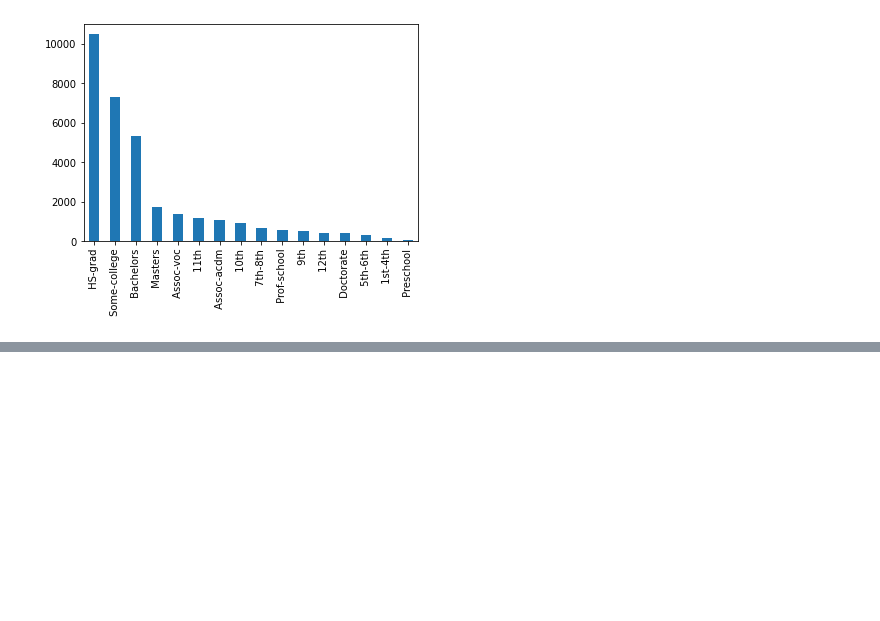
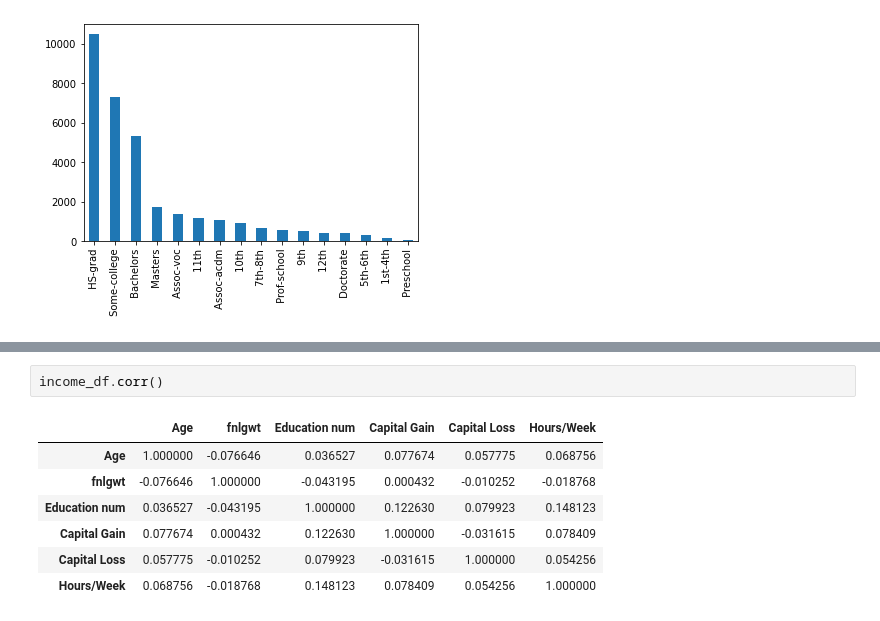
Before and after one commit to arpitsharma27/RegressionTechniques, a Jupyter notebook: LogisticRegressionXGBoost.ipynb, the cells around one changed output, grey strips where cells are left out. Drawn from its saved outputs; the diff is of its cells as text; blank space fills up the shorter version.

```diff
--- a/LogisticRegressionXGBoost.ipynb
+++ b/LogisticRegressionXGBoost.ipynb
@@ -160,3 +158,13 @@ Name: Martial Status, dtype: int64
 [figure]
 [figure]
 [figure]
+# %%
+income_df.corr()
+# %% [output]
+|  | Age | fnlgwt | Education num | Capital Gain | Capital Loss | Hours/Week |
+| Age | 1.000000 | -0.076646 | 0.036527 | 0.077674 | 0.057775 | 0.068756 |
+| fnlgwt | -0.076646 | 1.000000 | -0.043195 | 0.000432 | -0.010252 | -0.018768 |
+| Education num | 0.036527 | -0.043195 | 1.000000 | 0.122630 | 0.079923 | 0.148123 |
+| Capital Gain | 0.077674 | 0.000432 | 0.122630 | 1.000000 | -0.031615 | 0.078409 |
+| Capital Loss | 0.057775 | -0.010252 | 0.079923 | -0.031615 | 1.000000 | 0.054256 |
+| Hours/Week | 0.068756 | -0.018768 | 0.148123 | 0.078409 | 0.054256 | 1.000000 |
```
Also changed, not shown: parts of 8 cells of this notebook.
